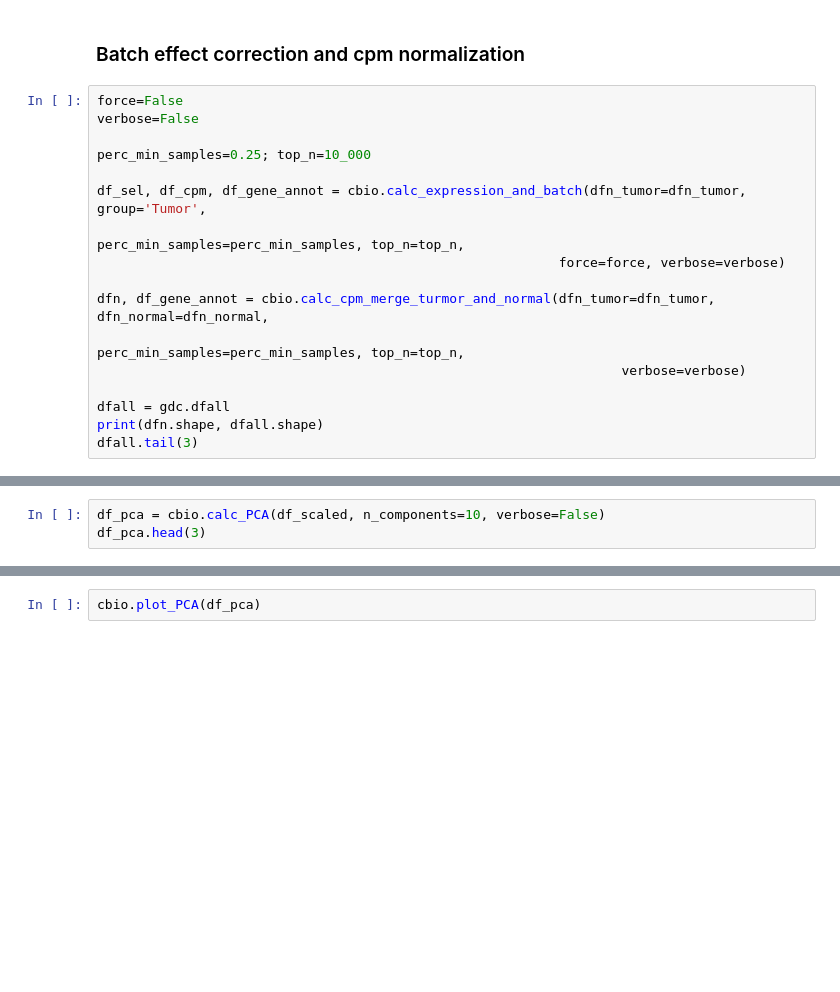
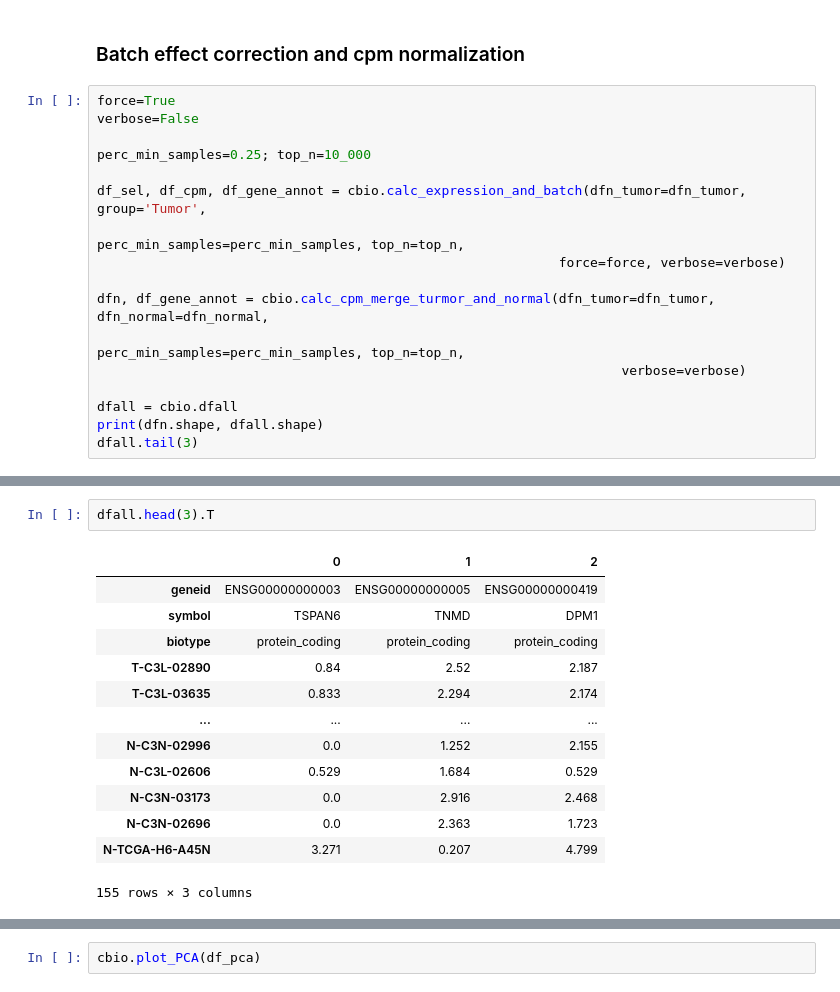
Before and after one commit to flalix/perturb_agent, a Jupyter notebook: notebooks/mtp_cBio_63_PAAD_study_cluster.ipynb, the cells around one changed output, grey strips where cells are left out. Saved outputs shown, nothing was run; the diff lists cells and outputs as text; blank space fills up the shorter version.

```diff
--- a/notebooks/mtp_cBio_63_PAAD_study_cluster.ipynb
+++ b/notebooks/mtp_cBio_63_PAAD_study_cluster.ipynb
@@ -399,7 +392,7 @@ dfn_normal.head(3)
 # %% [markdown]
 ### Batch effect correction and cpm normalization
 # %%
-force=False
+force=True
 verbose=False
 
 perc_min_samples=0.25; top_n=10_000
@@ -412,6 +405,6 @@ dfn, df_gene_annot = cbio.calc_cpm_merge_turmor_and_normal(dfn_tumor=dfn_tumor,
                                                                    perc_min_samples=perc_min_samples, top_n=top_n,
                                                                    verbose=verbose)
 
-dfall = gdc.dfall
+dfall = cbio.dfall
 print(dfn.shape, dfall.shape)
 dfall.tail(3)
@@ -418,3 +420,16 @@ dfall.tail(3)
-# %%
-df_pca = cbio.calc_PCA(df_scaled, n_components=10, verbose=False)
-df_pca.head(3)
+# %%
+dfall.head(3).T
+# %% [output]
+|  | 0 | 1 | 2 |
+| geneid | ENSG00000000003 | ENSG00000000005 | ENSG00000000419 |
+| symbol | TSPAN6 | TNMD | DPM1 |
+| biotype | protein_coding | protein_coding | protein_coding |
+| T-C3L-02890 | 0.84 | 2.52 | 2.187 |
+| T-C3L-03635 | 0.833 | 2.294 | 2.174 |
+| ... | ... | ... | ... |
+| N-C3N-02996 | 0.0 | 1.252 | 2.155 |
+| N-C3L-02606 | 0.529 | 1.684 | 0.529 |
+| N-C3N-03173 | 0.0 | 2.916 | 2.468 |
+| N-C3N-02696 | 0.0 | 2.363 | 1.723 |
+| N-TCGA-H6-A45N | 3.271 | 0.207 | 4.799 |
+155 rows × 3 columns
```
Also changed, not shown: parts of 25 cells of this notebook, 1 other file.
